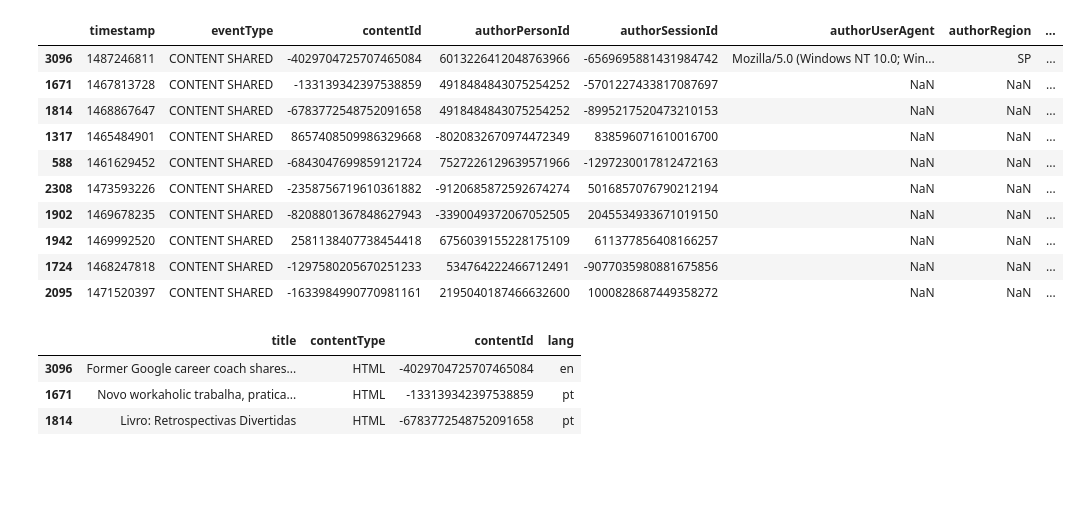
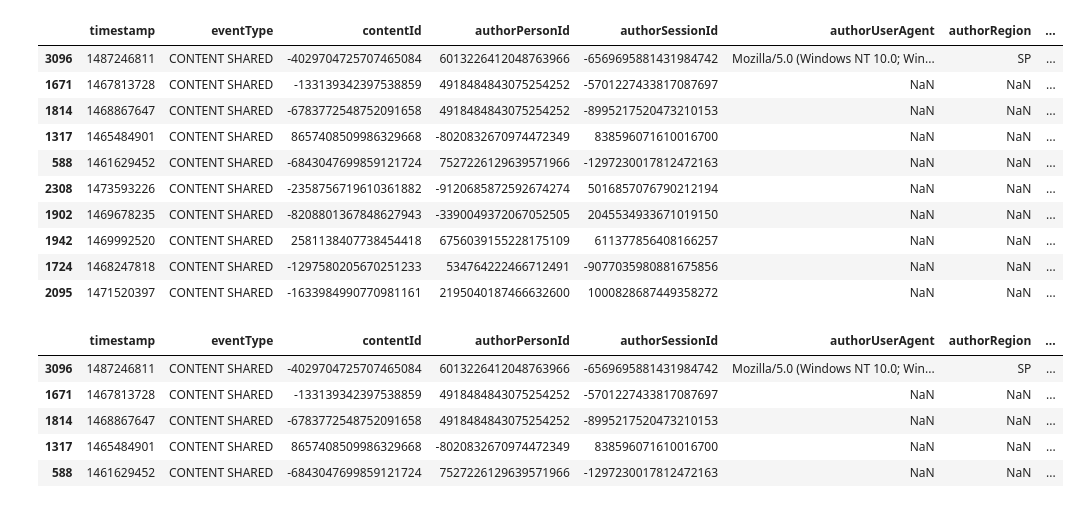
Before and after one commit to ethannorona/C_140_Project, a Jupyter notebook: C_138_Project__and_C_139_Project__and_C_140_Project.ipynb, the cells around one changed output. Saved outputs shown, nothing was run; the diff lists cells and outputs as text; code cells hidden in the pictures; blank space fills up the shorter version.

```diff
--- a/C_138_Project__and_C_139_Project__and_C_140_Project.ipynb
+++ b/C_138_Project__and_C_139_Project__and_C_140_Project.ipynb
@@ -124,29 +120,23 @@ df1.head(10)
 | 1942 | 1469992520 | CONTENT SHARED | 2581138407738454418 | 6756039155228175109 | 611377856408166257 | NaN | NaN | ... |
 | 1724 | 1468247818 | CONTENT SHARED | -1297580205670251233 | 534764222466712491 | -9077035980881675856 | NaN | NaN | ... |
 | 2095 | 1471520397 | CONTENT SHARED | -1633984990770981161 | 2195040187466632600 | 1000828687449358272 | NaN | NaN | ... |
-# %%
-df1[['title', 'contentType', 'contentId', 'lang']].head(3)
-# %% [output]
-|  | title | contentType | contentId | lang |
-| 3096 | Former Google career coach shares... | HTML | -4029704725707465084 | en |
-| 1671 | Novo workaholic trabalha, pratica... | HTML | -133139342397538859 | pt |
-| 1814 | Livro: Retrospectivas Divertidas | HTML | -6783772548752091658 | pt |
-# %%
-def clean_data(x):
-  if isinstance(x, list):
-    return [str.lower(i.replace(" ", "")) for i in x]
-  else:
-    if isinstance(x, str):
-      return str.lower(x.replace(" ", ""))
-    else:
-      return ''
-features = ['title', 'contentType', 'contentId', 'lang']
-for feature in features:
-  df1[feature] = df1[feature].apply(clean_data)
-# %%
-def create_soup(x):
-  return ' '.join(x['contentType']) + ' ' + ' '.join(x['contentId']) + ' ' + x['title'] + ' ' + ' '.join(x['lang'])
-df1['soup'] = df1.apply(create_soup, axis = 1)
+# %%
+def convert_lowercase(x):
+  if isinstance(x, str):
+    return x.lower()
+  else:
+    return ''
+
+df1["title"] = df1["title"].apply(convert_lowercase)
+
+df1.head()
+# %% [output]
+|  | timestamp | eventType | contentId | authorPersonId | authorSessionId | authorUserAgent | authorRegion | ... |
+| 3096 | 1487246811 | CONTENT SHARED | -4029704725707465084 | 6013226412048763966 | -6569695881431984742 | Mozilla/5.0 (Windows NT 10.0; Win... | SP | ... |
+| 1671 | 1467813728 | CONTENT SHARED | -133139342397538859 | 4918484843075254252 | -5701227433817087697 | NaN | NaN | ... |
+| 1814 | 1468867647 | CONTENT SHARED | -6783772548752091658 | 4918484843075254252 | -8995217520473210153 | NaN | NaN | ... |
+| 1317 | 1465484901 | CONTENT SHARED | 8657408509986329668 | -8020832670974472349 | 838596071610016700 | NaN | NaN | ... |
+| 588 | 1461629452 | CONTENT SHARED | -6843047699859121724 | 7527226129639571966 | -1297230017812472163 | NaN | NaN | ... |
 # %%
 from sklearn.feature_extraction.text import CountVectorizer
 count = CountVectorizer(stop_words = 'english')
```
Also changed, not shown: parts of 8 cells of this notebook.
